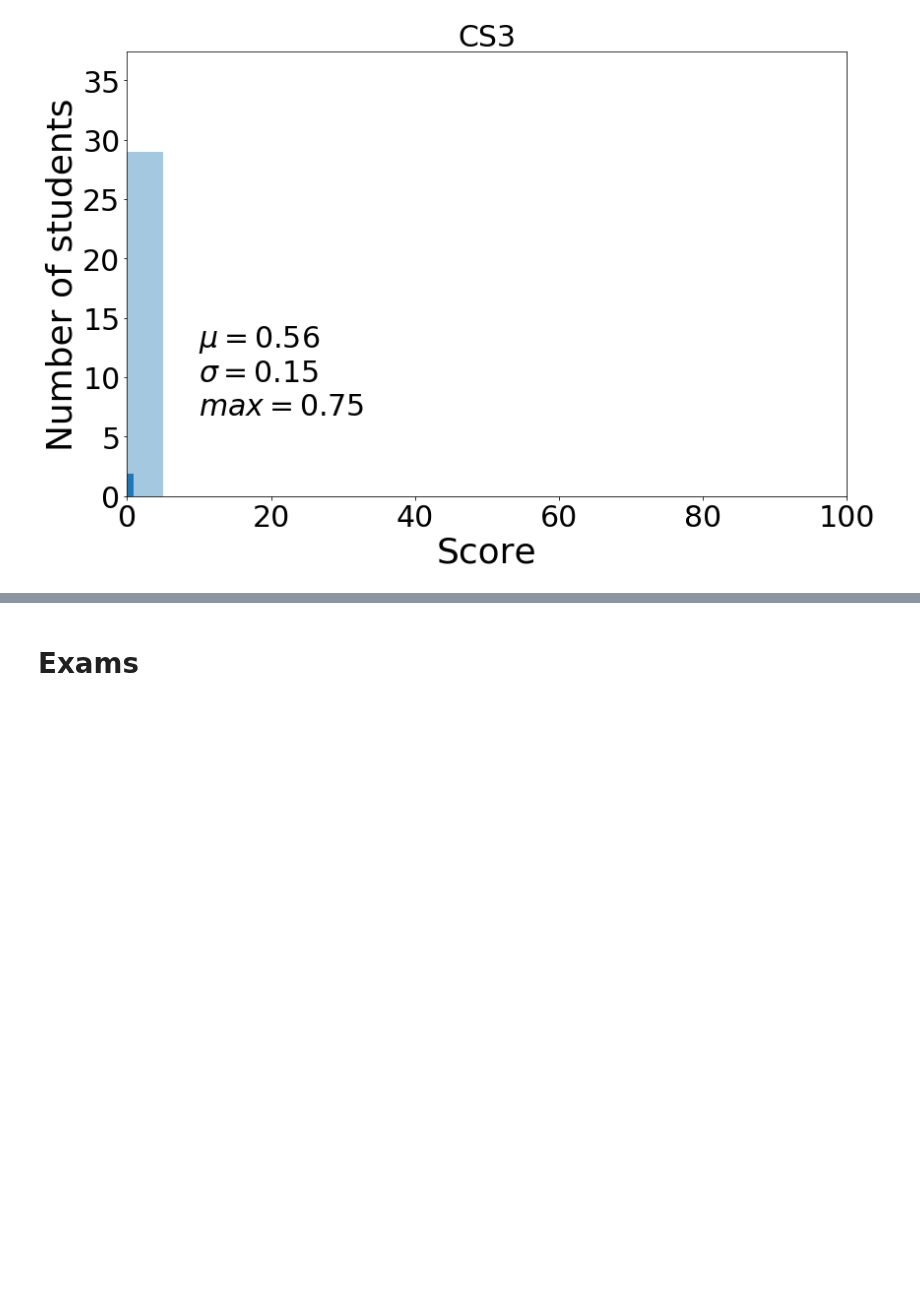
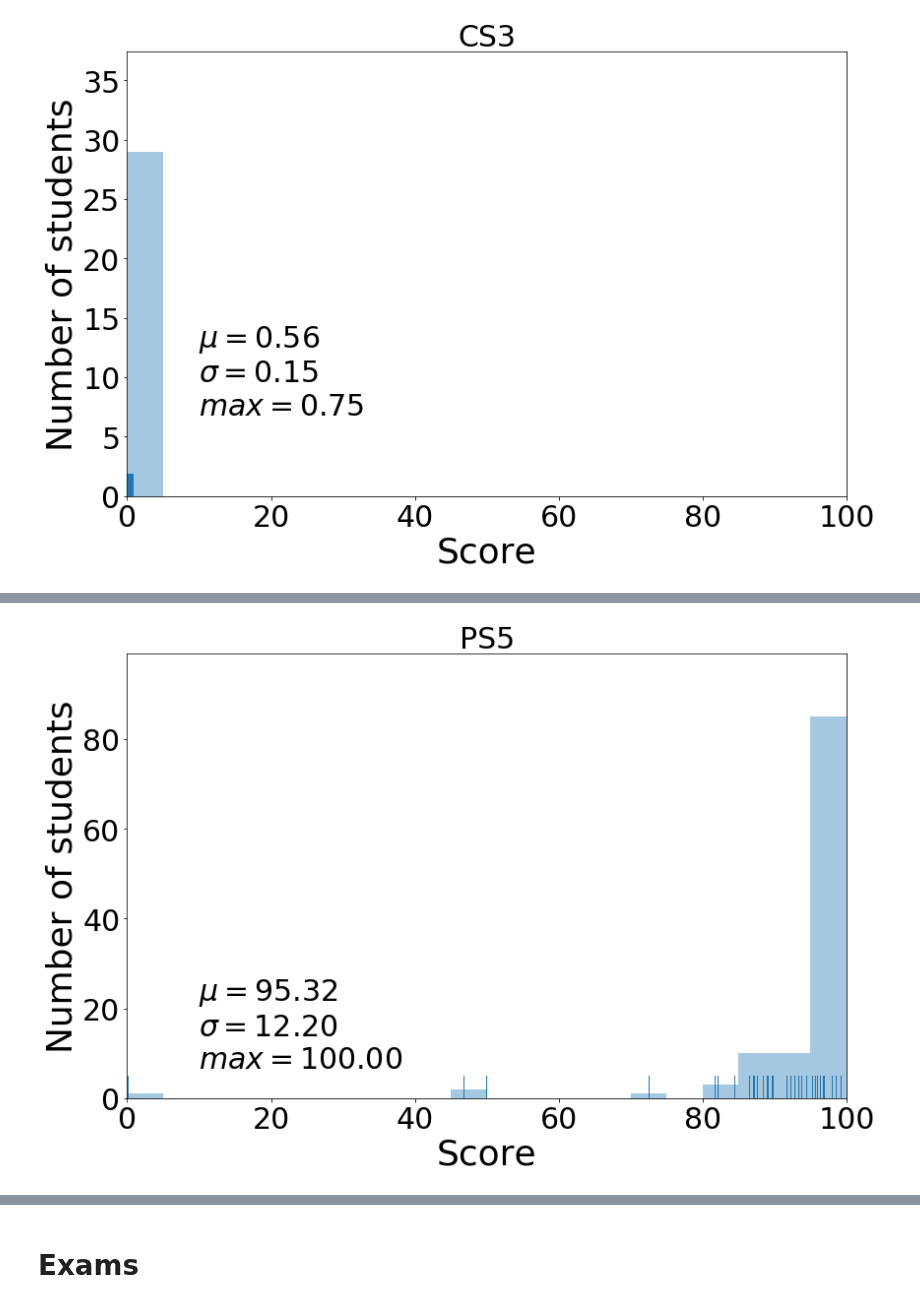
Before and after one commit to materialsvirtuallab/ceng114, a Jupyter notebook: grades/statsw2018.ipynb, the cells around one changed output, grey strips where cells are left out. Saved outputs shown, nothing was run; the diff lists cells and outputs as text; code cells hidden in the pictures; blank space fills up the shorter version.

```diff
--- a/grades/statsw2018.ipynb
+++ b/grades/statsw2018.ipynb
@@ -175,2 +181,4 @@ cutoffs = bar_plot(d, "CS3", annotate=False)
 # %%
-# cutoffs = bar_plot(d, "PS5", annotate=False)
+cutoffs = bar_plot(d, "PS5", annotate=False)
+# %% [output]
+[figure, added]
```
Also changed, not shown: parts of 10 cells of this notebook.
